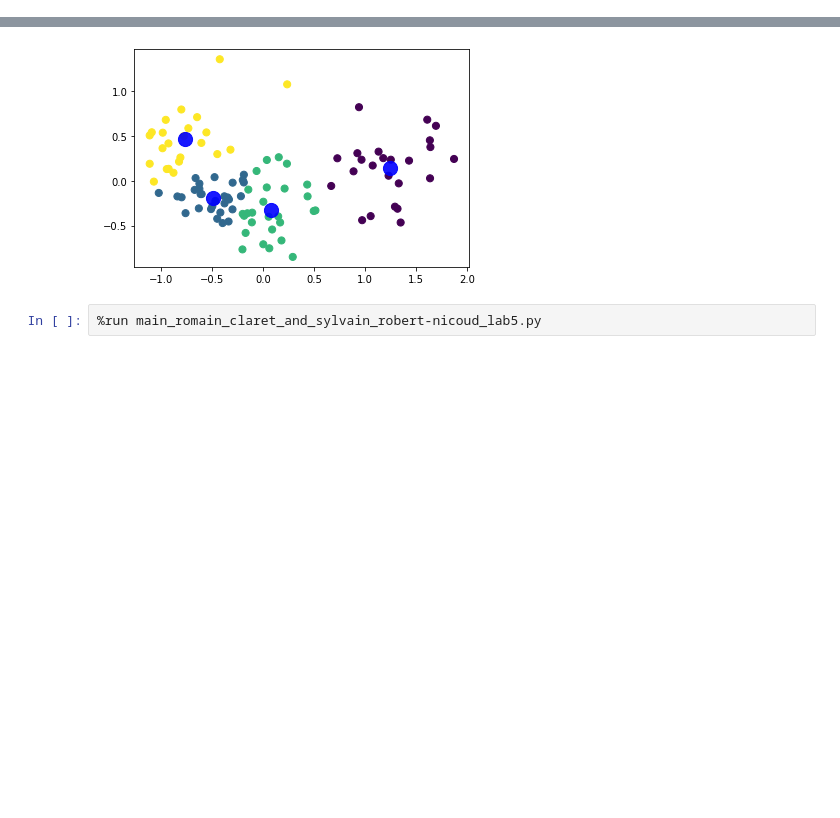
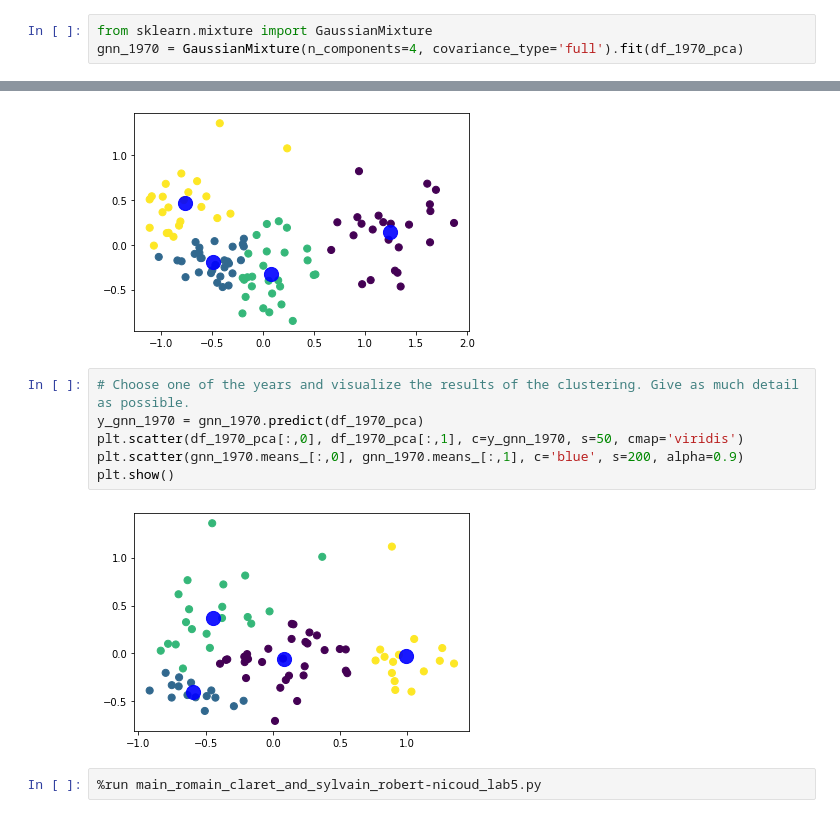
Before and after one commit to RomainClaret/msc.ml.labs, a Jupyter notebook: lab5/lab_05.ipynb, the cells around one changed output, grey strips where cells are left out. Cells and saved outputs as stored; diff of their text form; blank space fills up the shorter version.

Commit message:
+ gausianne mixture

```diff
--- a/lab5/lab_05.ipynb
+++ b/lab5/lab_05.ipynb
@@ -187,6 +187,9 @@ kmeans_1970 = KMeans(n_clusters=4, random_state=42).fit(df_1970_pca)
 # %%
 from sklearn.cluster import KMeans
 kmeans_1990 = KMeans(n_clusters=4, random_state=42).fit(df_1990_pca)
+# %%
+from sklearn.mixture import GaussianMixture
+gnn_1970 = GaussianMixture(n_components=4, covariance_type='full').fit(df_1970_pca)
 # %%
 import matplotlib.pyplot as plt
 plt.scatter(df_1990_pca[:,0] , df_1990_pca[:,1])
@@ -215,6 +218,14 @@ plt.scatter(kmeans_1990.cluster_centers_[:,0], kmeans_1990.cluster_centers_[:,1]
 plt.show()
 # %% [output]
 [figure]
+# %%
+# Choose one of the years and visualize the results of the clustering. Give as much detail as possible.
+y_gnn_1970 = gnn_1970.predict(df_1970_pca)
+plt.scatter(df_1970_pca[:,0], df_1970_pca[:,1], c=y_gnn_1970, s=50, cmap='viridis')
+plt.scatter(gnn_1970.means_[:,0], gnn_1970.means_[:,1], c='blue', s=200, alpha=0.9)
+plt.show()
+# %% [output]
+[figure, added]
 # %%
 %run main_romain_claret_and_sylvain_robert-nicoud_lab5.py
 # %% [output]
```
Also changed, not shown: 1 other file.
